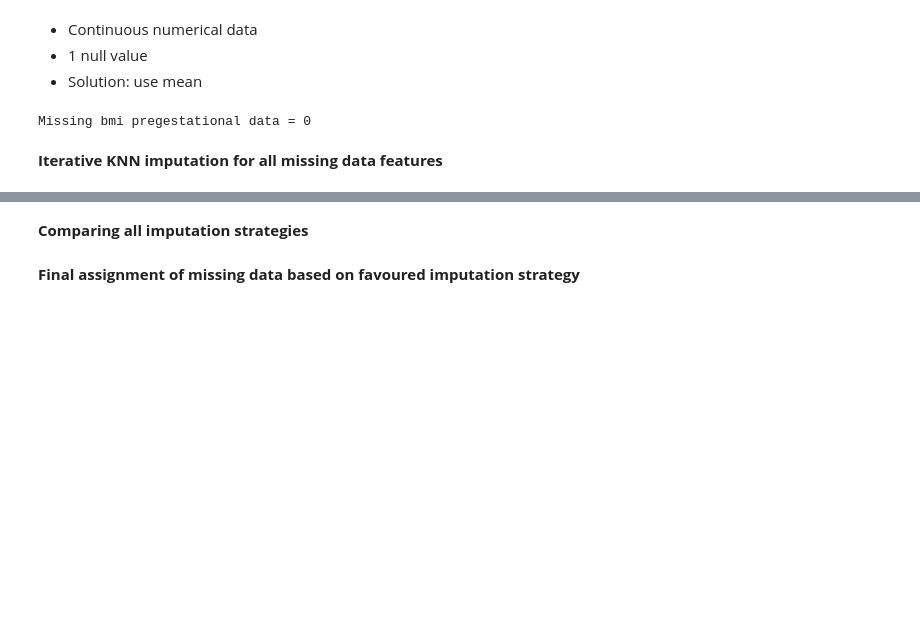
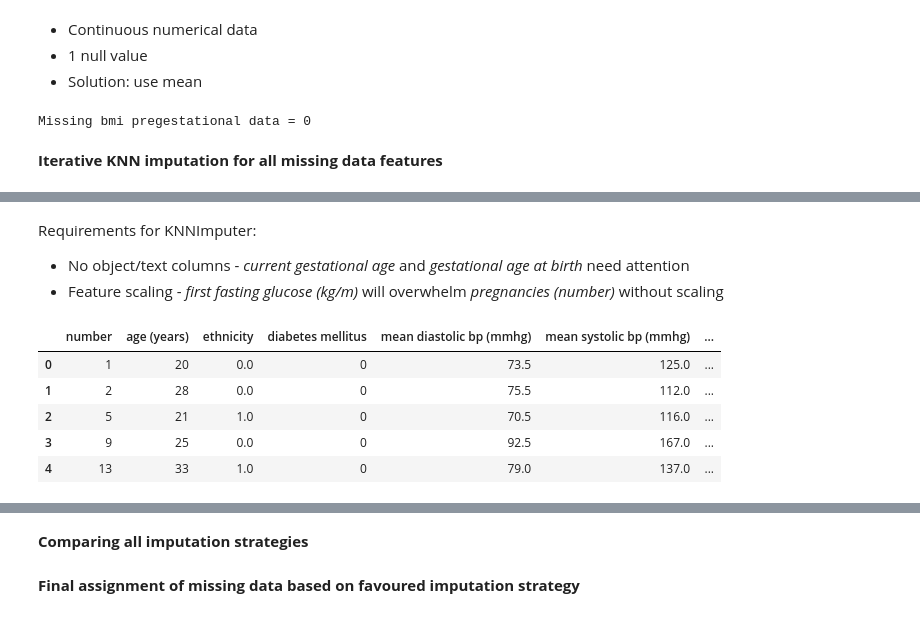
Before and after one commit to FBackhouse1/CaseStudy_PregnancyDiabetes_PreProcessing, a Jupyter notebook: CaseStudy_Diabetes.ipynb, the cells around one changed output, grey strips where cells are left out. Drawn from its saved outputs; the diff is of its cells as text; code cells hidden in the pictures; blank space fills up the shorter version.

```diff
--- a/CaseStudy_Diabetes.ipynb
+++ b/CaseStudy_Diabetes.ipynb
@@ -678,0 +704,4 @@ Missing bmi pregestational data = 0
+# %% [markdown]
+Requirements for KNNImputer:
+* No object/text columns - *current gestational age* and *gestational age at birth* need attention
+* Feature scaling - *first fasting glucose (kg/m)* will overwhelm *pregnancies (number)* without scaling
@@ -678,0 +712,16 @@ Missing bmi pregestational data = 0
+# %%
+# Both gestational age variables are stored as (weeks of pregnancy, days of pregnancy)
+# this can be converted into just days and stored as an integer
+diabetes_knn["current gestational age (days)"] = ((diabetes_knn["current gestational age"].str.split(",").str[0].astype(int) * 7) +
+                                                  (diabetes_knn["current gestational age"].str.split(",").str[1].astype(int)))
+diabetes_knn["gestational age at birth (days)"] = ((diabetes_knn["gestational age at birth"].str.split(",").str[0].astype(int) * 7) +
+                                                  (diabetes_knn["gestational age at birth"].str.split(",").str[1].astype(int)))
+diabetes_knn = diabetes_knn.drop(["current gestational age", "gestational age at birth"], axis = 1)
+diabetes_knn.head()
+# %% [output]
+|  | number | age (years) | ethnicity | diabetes mellitus | mean diastolic bp (mmhg) | mean systolic bp (mmhg) | ... |
+| 0 | 1 | 20 | 0.0 | 0 | 73.5 | 125.0 | ... |
+| 1 | 2 | 28 | 0.0 | 0 | 75.5 | 112.0 | ... |
+| 2 | 5 | 21 | 1.0 | 0 | 70.5 | 116.0 | ... |
+| 3 | 9 | 25 | 0.0 | 0 | 92.5 | 167.0 | ... |
+| 4 | 13 | 33 | 1.0 | 0 | 79.0 | 137.0 | ... |
```
Also changed, not shown: parts of 6 cells of this notebook.
